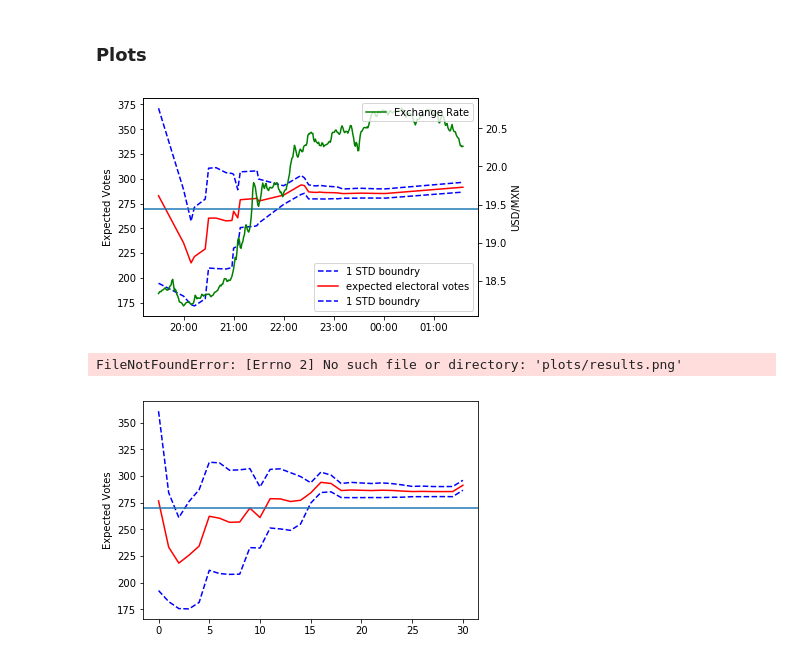
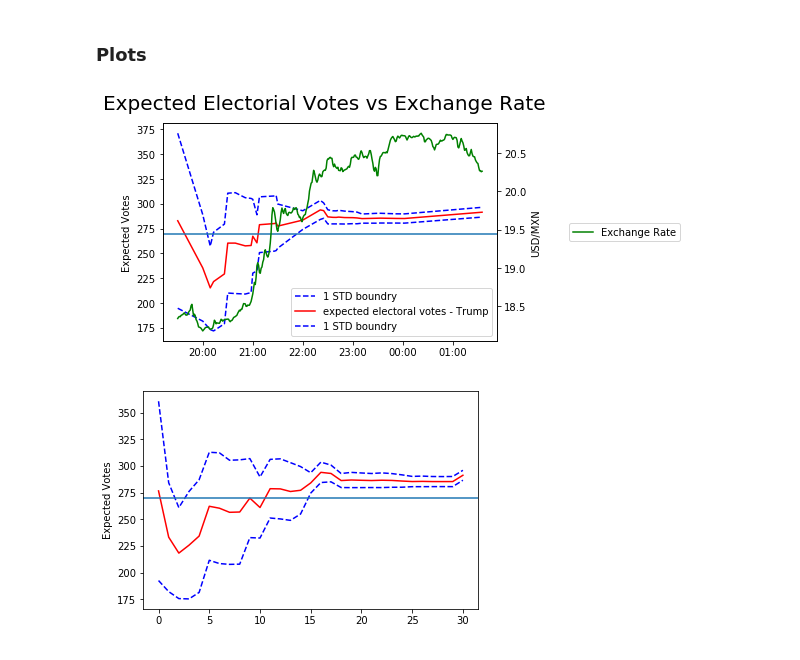
Before and after one commit to alexhuang1117/Data-Science-Portfolio, a Jupyter notebook: FX_Analysis_During_US_Election/main.ipynb, the cells around one changed output. Saved outputs shown, nothing was run; the diff lists cells and outputs as text; code cells hidden in the pictures.

Commit message:
improved graph

```diff
--- a/FX_Analysis_During_US_Election/main.ipynb
+++ b/FX_Analysis_During_US_Election/main.ipynb
@@ -206,30 +206,32 @@ http://pandas.pydata.org/pandas-docs/stable/indexing.html#deprecate_ix
 # %%
 #%%
 fig, ax1 = plt.subplots()
 ax1.plot_date(pred.time, pred.low,'b--', label='1 STD boundry')
-ax1.plot_date(pred.time, pred.ave,'r-', label='expected electoral votes')
+ax1.plot_date(pred.time, pred.ave,'r-', label='expected electoral votes - Trump')
 ax1.plot_date(pred.time, pred.high,'b--', label='1 STD boundry')
 plt.ylabel('Expected Votes')
-pylab.legend(loc='lower right')
+#pylab.legend(loc='lower right')
 plt.axhline(y=270)
+ax1.legend(loc='center left', bbox_to_anchor=(1.2, 0.7))
 
 ax2 = ax1.twinx()
 ax2.plot(fx['mean'],'g', label='Exchange Rate')
 
 HMFmt = mdates.DateFormatter('%H:%M')
 ax1.xaxis.set_major_formatter(HMFmt)
 _ = plt.xticks(rotation=90)
 
 plt.ylabel('USD/MXN')
 
-pylab.legend(loc='upper right')
+#pylab.legend(loc='upper right')
+ax2.legend(loc='center left', bbox_to_anchor=(1.2, 0.7))
 
+fig.suptitle('Expected Electorial Votes vs Exchange Rate', fontsize=20)
 
 plt.show()
-fig.savefig('plots/results.png')
+fig.savefig('results.png')
 # %% [output]
-[figure, old version]
+[figure, new version]
-FileNotFoundError: [Errno 2] No such file or directory: 'plots/results.png'
 # %%
 #plot after each update
 fig, ax1 = plt.subplots()
```
Also changed, not shown: 1 other file.
